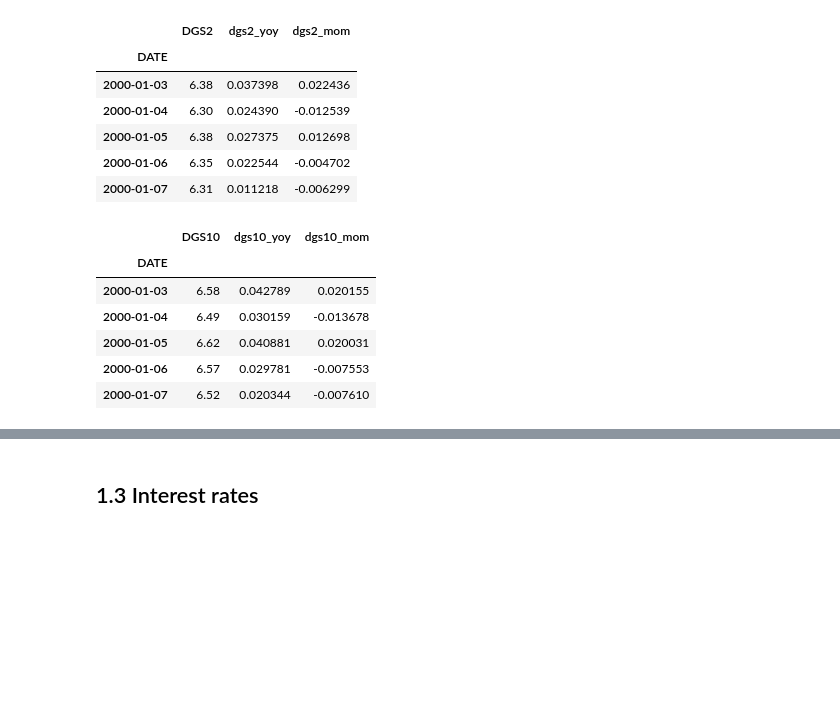
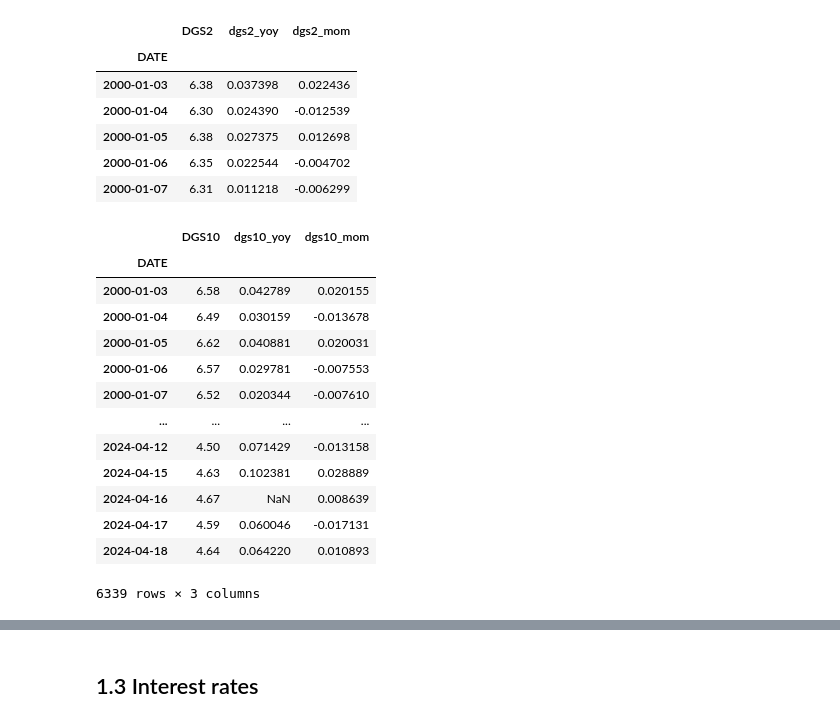
Before and after one commit to SciPy-data-scientist/DataTalks---Course-Materials-for-Analytics-in-Stock-Markets-Zoomcamp, a Jupyter notebook: homework_1.ipynb, the cells around one changed output, grey strips where cells are left out. Drawn from its saved outputs; the diff is of its cells as text; code cells hidden in the pictures; blank space fills up the shorter version.

```diff
--- a/homework_1.ipynb
+++ b/homework_1.ipynb
@@ -237,18 +237,25 @@ dgs2_2000_now.head(5)
 # %%
 dgs10['dgs10_yoy'] = dgs10.DGS10/dgs10.DGS10.shift(12)-1
 dgs10['dgs10_mom'] = dgs10.DGS10/dgs10.DGS10.shift(1)-1
 
 dgs10_2000_now = dgs10.loc['2000-01-01':]
 
-dgs10_2000_now.head(5)
+dgs10_2000_now
 # %% [output]
 |  | DGS10 | dgs10_yoy | dgs10_mom |
 | DATE |  |  |  |
 | 2000-01-03 | 6.58 | 0.042789 | 0.020155 |
 | 2000-01-04 | 6.49 | 0.030159 | -0.013678 |
 | 2000-01-05 | 6.62 | 0.040881 | 0.020031 |
 | 2000-01-06 | 6.57 | 0.029781 | -0.007553 |
 | 2000-01-07 | 6.52 | 0.020344 | -0.007610 |
+| ... | ... | ... | ... |
+| 2024-04-12 | 4.50 | 0.071429 | -0.013158 |
+| 2024-04-15 | 4.63 | 0.102381 | 0.028889 |
+| 2024-04-16 | 4.67 | NaN | 0.008639 |
+| 2024-04-17 | 4.59 | 0.060046 | -0.017131 |
+| 2024-04-18 | 4.64 | 0.064220 | 0.010893 |
+6339 rows × 3 columns
 # %%
 dgs2_dgs10 = pd.merge(dgs2_2000_now, dgs10_2000_now, left_index=True, right_index=True, suffixes=('_dgs2', '_dgs10'))[["DGS10", "DGS2"]]
 
```
Also changed, not shown: parts of 10 cells of this notebook.
